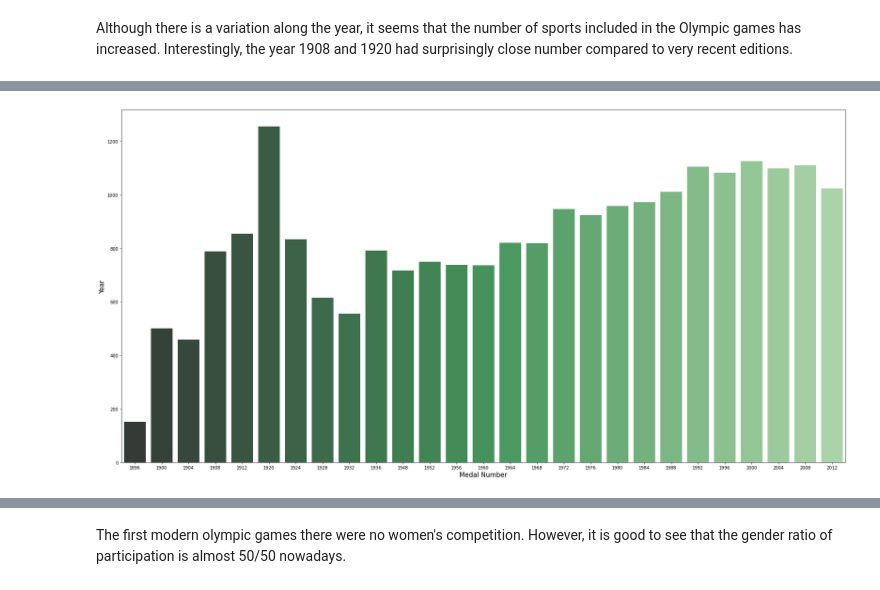
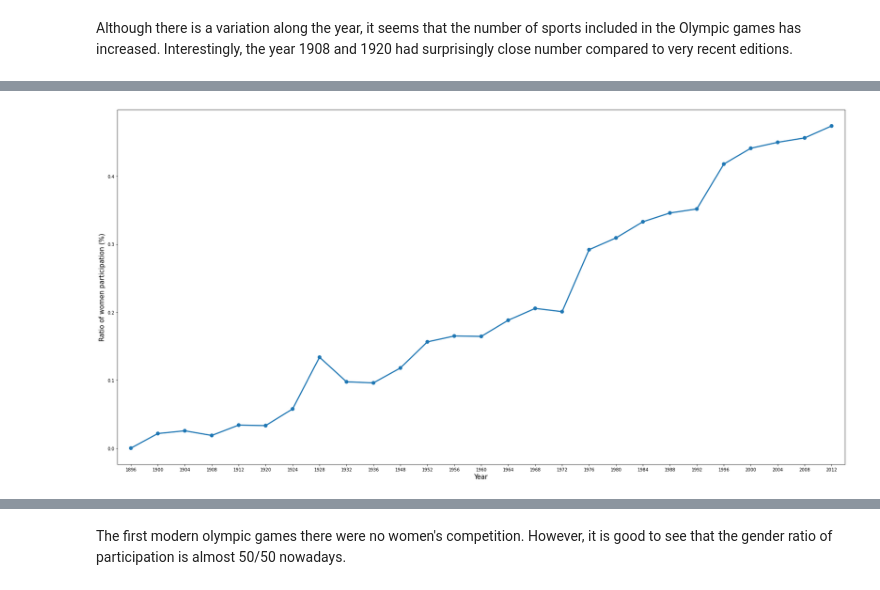
Before and after one commit to victorcruz90/Olympic-medals-analysis, a Jupyter notebook: Initial_data_understanding.ipynb, the cells around one changed output, grey strips where cells are left out. Saved outputs shown, nothing was run; the diff lists cells and outputs as text; code cells hidden in the pictures.

Commit message:
ratio of women participation on medals

```diff
--- a/Initial_data_understanding.ipynb
+++ b/Initial_data_understanding.ipynb
@@ -148,0 +77,23 @@ TypeError: concat() got an unexpected keyword argument 'index'
+# %%
+#Lets subset the data
+subset = data_summer[['Year','Gender','Medal']]
+
+# Now we will create two subsets from subset with the total amount of medal per gender
+#Getting the total for Men
+subset_male = subset.loc[subset1['Gender'] == 'Men'].groupby('Year').count().rename(columns={'Gender': 'Men'})
+subset_male = subset_male.drop('Medal', axis=1).reset_index()
+
+
+#Getting the total for women
+subset_women = subset.loc[subset1['Gender'] == 'Women'].groupby('Year').count().rename(columns={'Gender': 'Women'})
+subset_women = subset_women.drop('Medal', axis=1).reset_index()
+
+#As we can see from here, the number of women's medals in 1896 was 0
+#So we will add this value to the top of the subset
+subset_women = subset_women.append({'Year': 1896, 'Women': 0}, ignore_index=True)
+subset_women = subset_women.sort_values(by='Year', ascending=True).reset_index(drop=True)
+
+#Now we merge both subset by the column "Year"
+sb_final = pd.merge(subset_male,subset_women,on='Year')
+# sb_final = sb_final.T
+sb_final
@@ -148,0 +118,4 @@ TypeError: concat() got an unexpected keyword argument 'index'
+# %%
+#Calculate the percentage of women medals and add to the subset
+sb_final['Ratio'] = sb_final["Women"]/(sb_final['Women']+sb_final['Men'])
+sb_final
@@ -149,8 +140,8 @@ TypeError: concat() got an unexpected keyword argument 'index'
 # %%
 plt.figure(figsize=(30,15))
-sns.barplot(x=data_summer['Year'].unique(), y=concat_medal['Women'], palette='Greens_d')
+ax = sns.pointplot(x=sb_final['Year'], y=sb_final['Ratio'], data=sb_final)
 plt.xlabel('Year', fontsize=15)
-plt.ylabel('Number of medals', fontsize=15)
+plt.ylabel('Ratio of women participation (%)', fontsize=15)
 plt.show()
 # %% [output]
-[figure, old version]
+[figure, new version]
```
Also changed, not shown: parts of 17 cells of this notebook.
